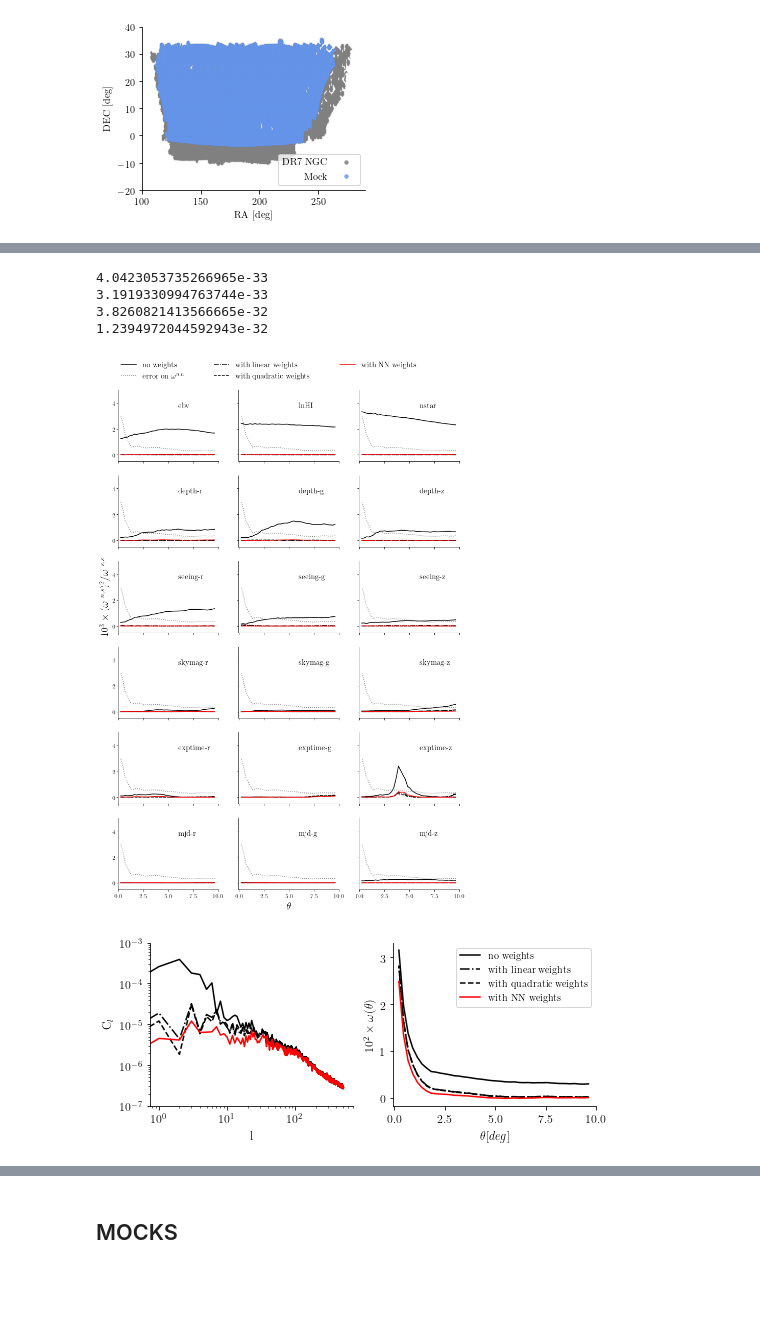
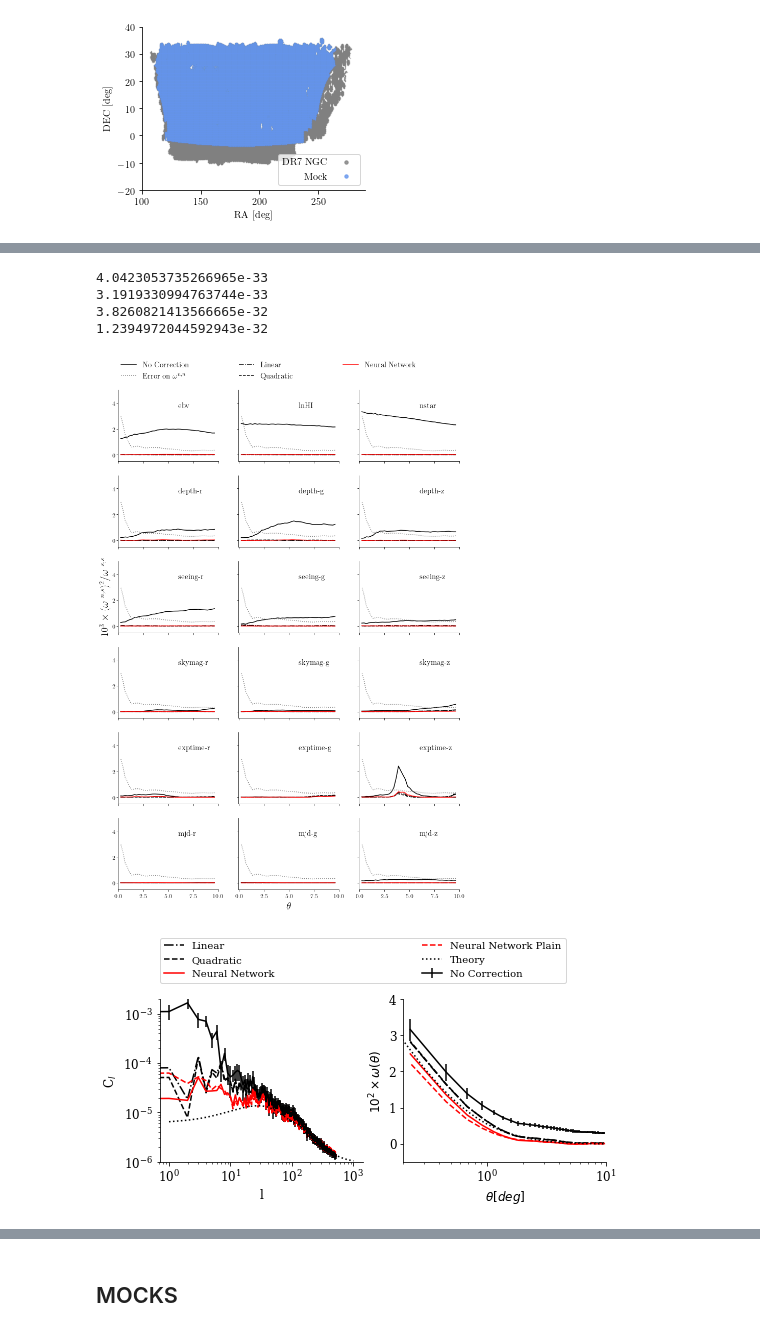
Before and after one commit to mehdirezaie/SYSNet, a Jupyter notebook: dataviz/DLpaper_plots.ipynb, the cells around one changed output, grey strips where cells are left out. Cells and saved outputs as stored; diff of their text form; code cells hidden in the pictures; blank space fills up the shorter version.

```diff
--- a/dataviz/DLpaper_plots.ipynb
+++ b/dataviz/DLpaper_plots.ipynb
@@ -36,8 +36,8 @@ config = {'hpmap':{'frac':'/Volumes/TimeMachine/data/DR7/frac.hp.256.fits',
                           #'lb':['with linear weights','with quadratic weights','no weights',
                           #        'with NN weights (spatial)','with NN weights', 'with NN weights w/ ablation'],
                           #'flb':['lin', 'quad', 'uni', 'nns-10', 'nnr-10', 'nnrab-10'],
-                          'lb':['no weights', 'with linear weights','with quadratic weights', 'with NN weights'],
-                          'flb':['uni','lin', 'quad', 'nn_ab'],
+                          'lb':['No Correction', 'Linear','Quadratic', 'Neural Network', 'Neural Network Plain'],
+                          'flb':['uni','lin', 'quad', 'nn_ab', 'nn_p'],
                          'ouname':'./figs/dr7_clustering.pdf'},
          'corrmax':{'feats':'/Volumes/TimeMachine/data/DR7/eBOSS.ELG.NGC.DR7.table.fits',
                      'xticks':['EBV', 'logHI', 'nstar']+ [s+'-'+b for s in
@@ -48,7 +48,7 @@ config = {'hpmap':{'frac':'/Volumes/TimeMachine/data/DR7/frac.hp.256.fits',
                           #'lb':['with linear weights','with quadratic weights','no weights',
                           #       'with NN weights (spatial)','with NN weights', 'with NN weights w/ ablation'],
                           #'flb':['lin', 'quad', 'uni', 'nns-10', 'nnr-10', 'nnrab-10'],
-                          'lb':['no weights', 'with linear weights','with quadratic weights', 'with NN weights'],
+                          'lb':['No Correction', 'Linear','Quadratic', 'Neural Network'],
                           'flb':['uni','lin', 'quad', 'nn_ab'],
                          'ouname':'./figs/dr7_nnbar.pdf'},
           'mocks_ablation':{'uncont.':'/Volumes/TimeMachine/data/mocks/3dbox/*/ablation/r/*.log.npy',
@@ -65,7 +65,7 @@ config = {'hpmap':{'frac':'/Volumes/TimeMachine/data/DR7/frac.hp.256.fits',
               #'lb':['with linear weights','with quadratic weights','no weights',
               #        'with NN weights (spatial)','with NN weights', 'with NN weights w/ ablation'],
               #'flb':['lin', 'quad', 'uni', 'nns-10', 'nnr-10', 'nnrab-10'],
-              'lb':['no weights', 'with linear weights','with quadratic weights', 'with NN weights'],
+              'lb':['No Correction', 'Linear','Quadratic', 'Neural Network'],
               'flb':['uni','lin', 'quad', 'nn_ab'],
              'ouname':'./figs/dr7_crosscl.pdf',
               'xticks':['ebv', 'lnHI', 'nstar']+ [s+'-'+b for s in
@@ -79,7 +79,7 @@ config = {'hpmap':{'frac':'/Volumes/TimeMachine/data/DR7/frac.hp.256.fits',
               #'lb':['with linear weights','with quadratic weights','no weights',
               #        'with NN weights (spatial)','with NN weights', 'with NN weights w/ ablation'],
               #'flb':['lin', 'quad', 'uni', 'nns-10', 'nnr-10', 'nnrab-10'],
-              'lb':['no weights', 'with linear weights','with quadratic weights', 'with NN weights'],
+              'lb':['No Correction', 'Linear','Quadratic', 'Neural Network'],
               'flb':['uni','lin', 'quad', 'nn_ab'],
              'ouname':'./figs/dr7_crossxi.pdf',
               'xticks':['ebv', 'lnHI', 'nstar']+ [s+'-'+b for s in
@@ -602,14 +684,14 @@ def plot_cl_cross_xi(config):
             mc  = clsys['cross'][i]['w'][0]/clsys['cross'][i]['w'][1] - clsys['cross'][i]['dmean']**2
             myd = d['cross'][i]
             l   = np.degrees(myd['t'][1:])
-            cl  = 1.e3*(myd['w']-myd['dmean1']*myd['dmean2'])**2/mc
-            cle = 1.e3*myd['werr']**2/mc
+            cl  = 1.e3*(myd['w'][0]/myd['w'][1]-myd['dmean1']*myd['dmean2'])**2/mc
             if err:
+                cle = 1.e3*myd['werr']**2/mc
                 a[i].errorbar(l, cl, yerr=cle, color=color, label=label, linestyle=ls)
             else:
                 a[i].plot(l, cl, color=color, label=label, linestyle=ls)
             if addauto:
-                a[i].plot(l, 1.e3*xit, color='grey', linestyle=':', label=r'error on $\omega^{n,n}$')
+                a[i].plot(l, 1.e3*xit, color='grey', linestyle=':', label=r'Error on $\omega^{n,n}$')
 
     f,a    = plt.subplots(**pltarg)
     # plt.subplots_adjust(hspace=0.0, wspace=0.0)
@@ -639,7 +721,7 @@ plot_cl_cross_xi(config)
 3.1919330994763744e-33
 3.8260821413566665e-32
 1.2394972044592943e-32
-[figure, old version]
+[figure, new version]
 # %%
 # def plot_ablation(config):
 #     params = {
@@ -770,57 +852,65 @@ def plot_2dclus(config):
    'legend.fontsize': 10,
    'xtick.labelsize': 12,
    'ytick.labelsize': 12,
-   'text.usetex': True,
+   'text.usetex': False,
    #'figure.figsize': [4, 3],
    'font.family':'serif',
     'font.size':10
    }
     plt.rcParams.update(params)
     cl = np.loadtxt(config['2dclustering']['cl_theory'], usecols=(1))
-    c  = ['k', 'k', 'k', 'r']
-    ls = ['-','-.','--', '-']
+    c  = ['k', 'k', 'k', 'r', 'r']
+    ls = ['-','-.','--', '-', '--']
     Nd = len(config['2dclustering']['flb'])
     fig, ax = plt.subplots(ncols=2,figsize=(8, 3))
+    bias = 8.559653560332259e-07
     #
     # C_l
     #
     for i,l in enumerate(config['2dclustering']['flb']):
         d = np.load(config['2dclustering']['clpath'](l)).item()
         #if l == 'nns':print(d['auto'][:5])
-        #print(d.keys())
-        ax[0].plot(np.arange(d['auto'].size), d['auto']-0.1*d['auto'][-1],
+        if l =='uni':
+            ax[0].errorbar(np.arange(d['auto'].size), d['auto'], yerr=d['clerr']['clerr'],#-0.1*d['auto'][-1],
                   color=c[i], ls=ls[i], label=config['2dclustering']['lb'][i]) #label=config['2dclustering']['lb'][i],
-    #ax[0].plot(np.arange(1, cl.size+1), 1.4**2*cl, 'k:')#, label='Theory')
+        else:
+            ax[0].plot(np.arange(d['auto'].size), d['auto'],#-0.1*d['auto'][-1],
+                  color=c[i], ls=ls[i], label=config['2dclustering']['lb'][i]) #label=config['2dclustering']['lb'][i],
+    ax[0].plot(np.arange(1, cl.size+1), 2.**2*cl+bias, 'k:', label='Theory')
     ax[0].set_xscale('log')
     ax[0].set_yscale('log')
     ax[0].set_xlabel('l')
     ax[0].set_ylabel(r'C$_{l}$')
-    ax[0].set_ylim(1.e-7, 1.e-3)
+    ax[0].set_ylim(1.e-6, 2.e-3)
 
-    #tt, xit = np.loadtxt('/Users/rezaie/github/DESILSS/tests/lssdata/fftlog_xi.out', usecols=(0,1), unpack=True)
-    #ax[1].plot(tt+0.2, xit, ':', color='k', label='Theory')
 
     fc = 1.e2
+    tt, xit = np.loadtxt('/Users/rezaie/github/DESILSS/tests/lssdata/fftlog_xi.out', usecols=(0,1), unpack=True)
+
+
+
     for i,l in enumerate(config['2dclustering']['flb']):
         d = np.load(config['2dclustering']['xipath'](l)).item()['auto']
         #print(d['auto']['t'].keys())
         #break
 
         t  = np.degrees(d['t'])[1:]
         xi = fc*(d['w']-d['dmean']*d['dmean'])
         #print(d.keys())
-        #if l == 'uni':
-            #xierr=d['werr']
-            #ax[1].errorbar(t, xi, yerr=fc*xierr, label=config['2dclustering']['lb'][i], color=c(i/Nd), ls=ls[i])
-        #else:
-        ax[1].plot(t, xi, label=config['2dclustering']['lb'][i], color=c[i], ls=ls[i])
-
-    ax[1].legend()
+        if l == 'uni':
+            xierr=d['werr']
+            ax[1].errorbar(t, xi, yerr=fc*xierr, label=config['2dclustering']['lb'][i], color=c[i], ls=ls[i])
+        else:
+            ax[1].plot(t, xi, label=config['2dclustering']['lb'][i], color=c[i], ls=ls[i])
+    ax[1].plot(tt, 2**2*fc*xit, ':', color='k', label='Theory')
+    ax[0].legend(bbox_to_anchor=(0, 1.1, 2, 0.4), loc="lower left",
+                mode="expand", borderaxespad=0, ncol=2)
     ax[1].set_xlabel(r'$\theta [deg]$')
     ax[1].set_ylabel(r'$10^{2}\times\omega(\theta)$')
-    ax[1].set_xlim(-0.05, 10)
-    #ax[1].set_xscale('log')
-    plt.savefig(config['2dclustering']['ouname'], bbox_inches='tight')
+    ax[1].set_xlim(0.2, 10)
+    ax[1].set_ylim(-0.5, 4.0)
+    ax[1].set_xscale('log')
+    #plt.savefig(config['2dclustering']['ouname'], bbox_inches='tight')
 plot_2dclus(config)
 # %% [output]
-[figure, old version]
+[figure, new version]
```
Also changed, not shown: parts of 24 cells of this notebook, 7 other files.
